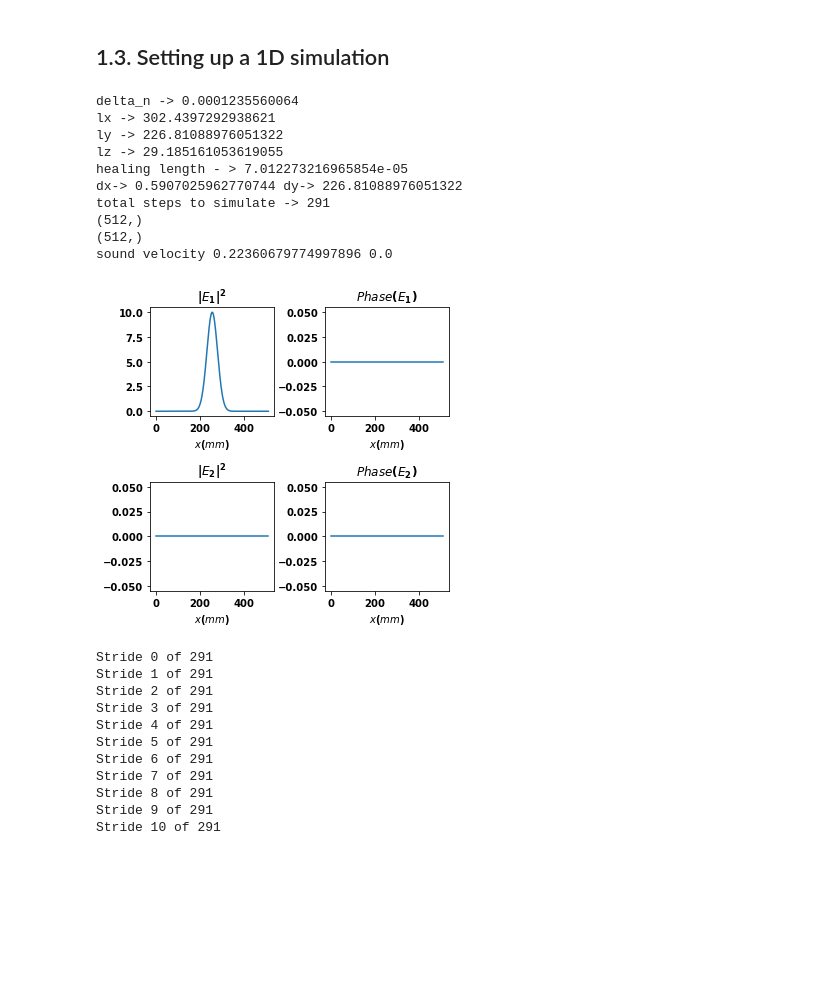
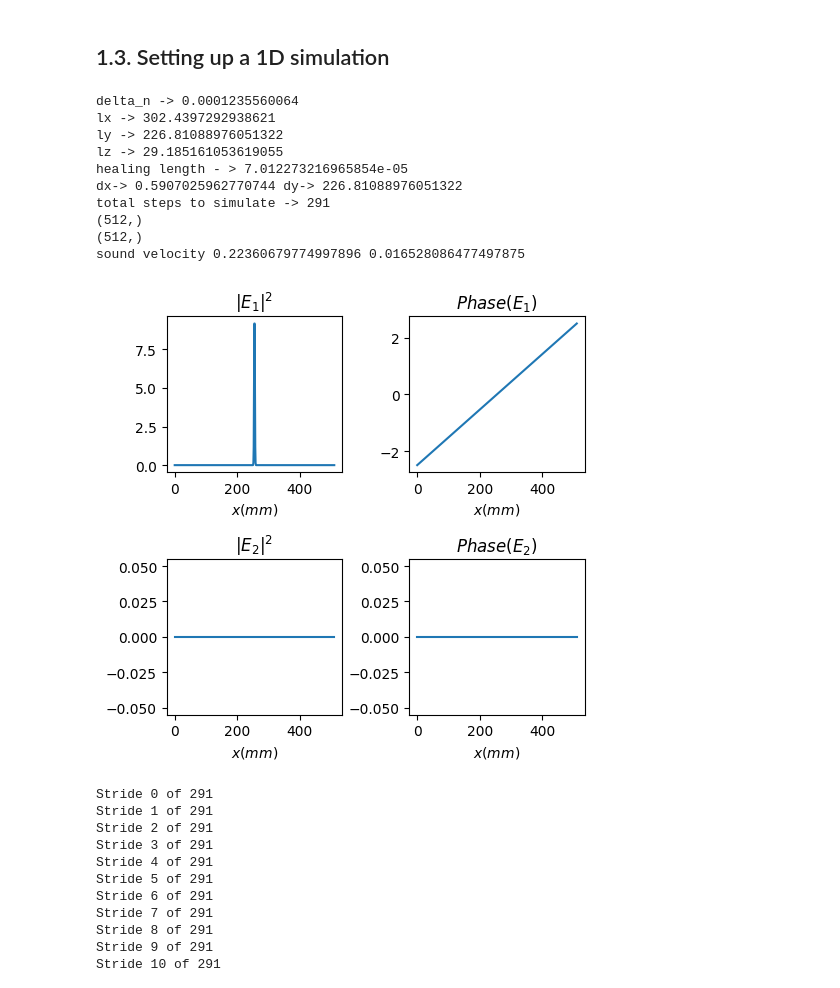
Before and after one commit to nunoazevedosilva/Quarmen2025, a Jupyter notebook: SimulationToolbox/Simulation_example.ipynb, the cells around one changed output. Saved outputs shown, nothing was run; the diff lists cells and outputs as text; code cells hidden in the pictures; blank space fills up the shorter version.

```diff
--- a/SimulationToolbox/Simulation_example.ipynb
+++ b/SimulationToolbox/Simulation_example.ipynb
@@ -124,12 +128,12 @@ Y -= Y.max()/2
 #################   E1    ##############################
 ########################################################
 
-velocity = 0.0e4 *(200/60) / factor_t
+velocity = 0.1e4 *(200/60) / factor_t
 
 gaussian_beam = np.zeros(np.shape(X)) + 0j
 
-wx1 = 200e-6 * factor_t  ### micrometers * factor_t
-wy1 = 200e-6 * factor_t
+wx1 = 10e-6 * factor_t  ### micrometers * factor_t
+wy1 = 10e-6 * factor_t
 
 x_pos = 0
 y_pos = 0
@@ -159,35 +163,35 @@ SBN_sim.field1.add_field_numpy(gaussian_beam)
 
 If2=0
 
 v2 = 0
 
 gaussian_beam = np.zeros(np.shape(X)) + 0j
 
 print("sound velocity", np.sqrt(If1/Isat), velocity)
 
 gaussian_beam*=np.sqrt(If2)
 A_noise=0.02
 try:
     gaussian_beam = gaussian_beam*(1+whitenoise_2d_field(X,A_noise))
 except:
     gaussian_beam = gaussian_beam*(1+whitenoise_1d_field(X,A_noise))
 
 
 SBN_sim.field2.add_field_numpy(gaussian_beam)
 
 SBN_sim.plot()
 # %% [output]
 delta_n -> 0.0001235560064
 lx -> 302.4397292938621
 ly -> 226.81088976051322
 lz -> 29.185161053619055
 healing length - > 7.012273216965854e-05
 dx-> 0.5907025962770744 dy-> 226.81088976051322
 total steps to simulate -> 291
 (512,)
 (512,)
-sound velocity 0.22360679774997896 0.0
+sound velocity 0.22360679774997896 0.016528086477497875
-[figure, old version]
+[figure, new version]
 # %%
 simulate = True
 if simulate:
```
Also changed, not shown: parts of 6 cells of this notebook, 4 other files.
